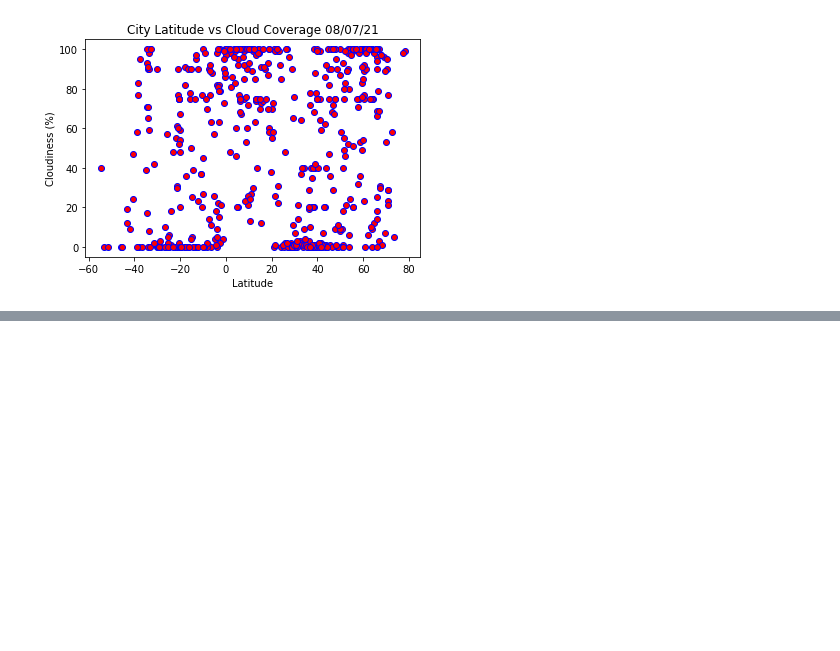
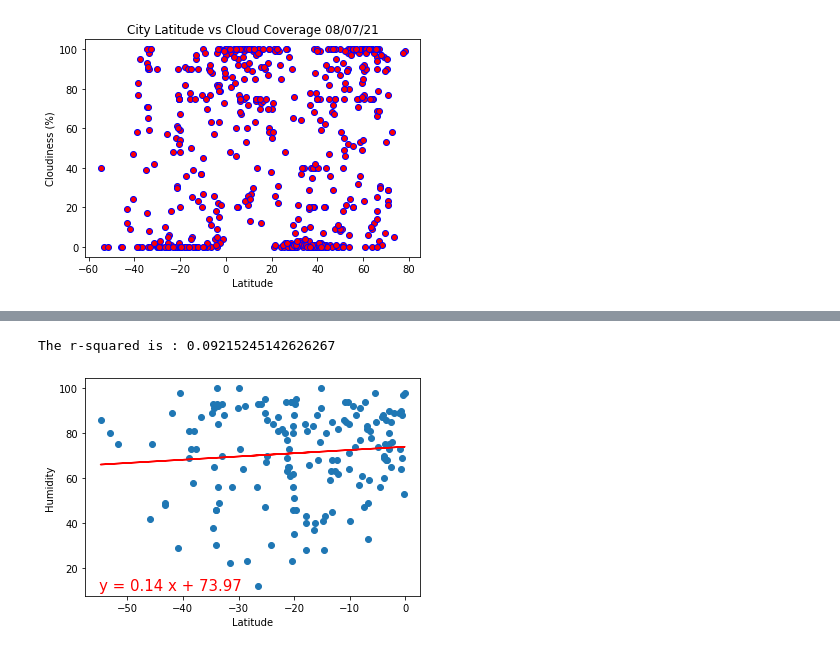
Before and after one commit to KristianSHamilton/api-challenge, a Jupyter notebook: WeatherPy/WeatherPy.ipynb, the cells around one changed output, grey strips where cells are left out. Saved outputs shown, nothing was run; the diff lists cells and outputs as text; code cells hidden in the pictures; blank space fills up the shorter version.

```diff
--- a/WeatherPy/WeatherPy.ipynb
+++ b/WeatherPy/WeatherPy.ipynb
@@ -140,0 +183,8 @@ plt.show()
+# %%
+#southern hemisphere - Lat vs Humidity
+x_values = south_df["Latitude:"]
+y_values = south_df["Humidity:"]
+plotLinearRegression(x_values, y_values, "Humidity", (-55,10))
+# %% [output]
+The r-squared is : 0.09215245142626267
+[figure, added]
```
Also changed, not shown: parts of 10 cells of this notebook.
